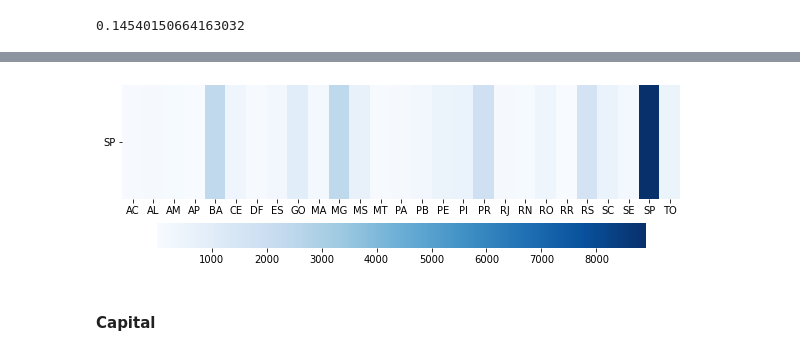
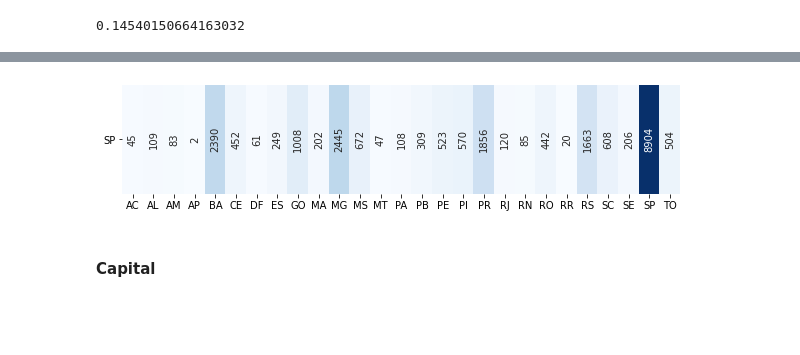
Before and after one commit to girsant/COVID_19, a Jupyter notebook: CPS765_Trab2_AnaliseCleiton.ipynb, the cells around one changed output, grey strips where cells are left out. Cells and saved outputs as stored; diff of their text form; code cells hidden in the pictures; blank space fills up the shorter version.

```diff
--- a/CPS765_Trab2_AnaliseCleiton.ipynb
+++ b/CPS765_Trab2_AnaliseCleiton.ipynb
@@ -533,11 +656,11 @@ print(nx.attribute_assortativity_coefficient(S, "uf"))
 # %%
-fig, axs = plt.subplots(figsize=(10,3))
+fig, axs = plt.subplots(figsize=(10,2))
 sns.heatmap(pd.DataFrame.from_dict({reg:dict for reg,dict in nx.attribute_mixing_dict(S, "uf").items()
-if any(np.fromiter(dict.values(), dtype=float) >5000)}).transpose(), cmap=plt.cm.Blues, annot=False, cbar_kws={"orientation": "horizontal"})
+if any(np.fromiter(dict.values(), dtype=float) >5000)}).transpose(), cmap=plt.cm.Blues, annot=True, annot_kws={'rotation':90}, fmt='.0f', cbar=False)
 plt.yticks(rotation=0)
 plt.show()
 # %% [output]
-[figure, old version]
+[figure, new version]
 # %% [markdown]
 #### Capital
 # %%
```
Also changed, not shown: parts of 88 cells of this notebook.
